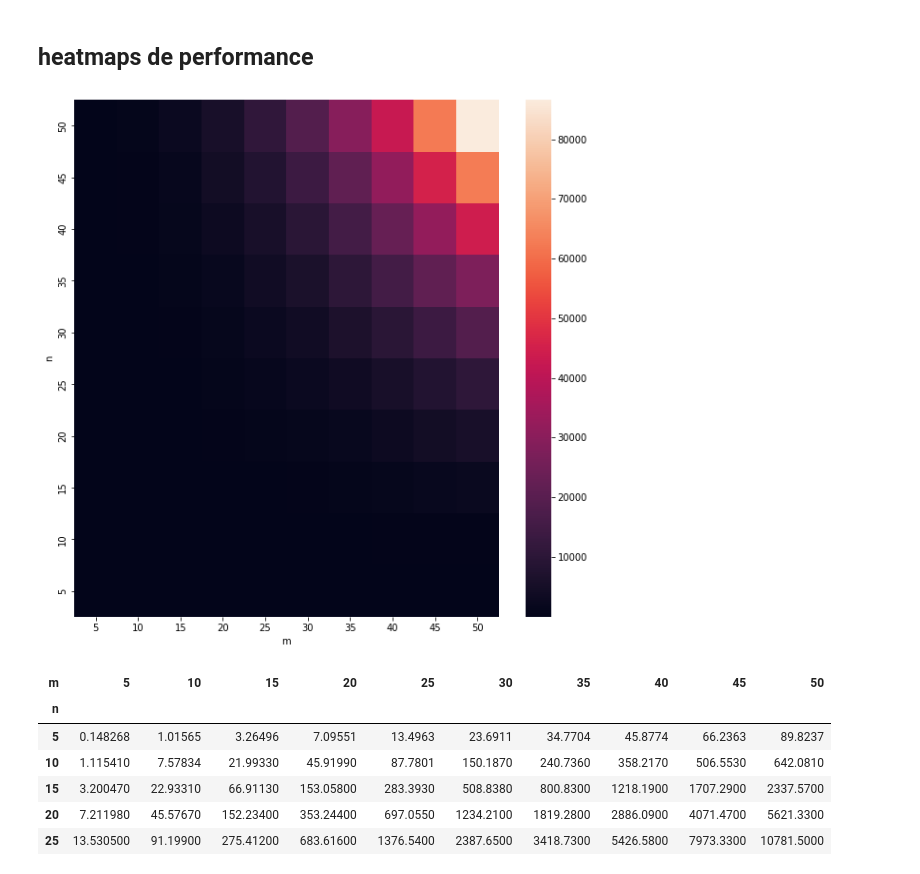
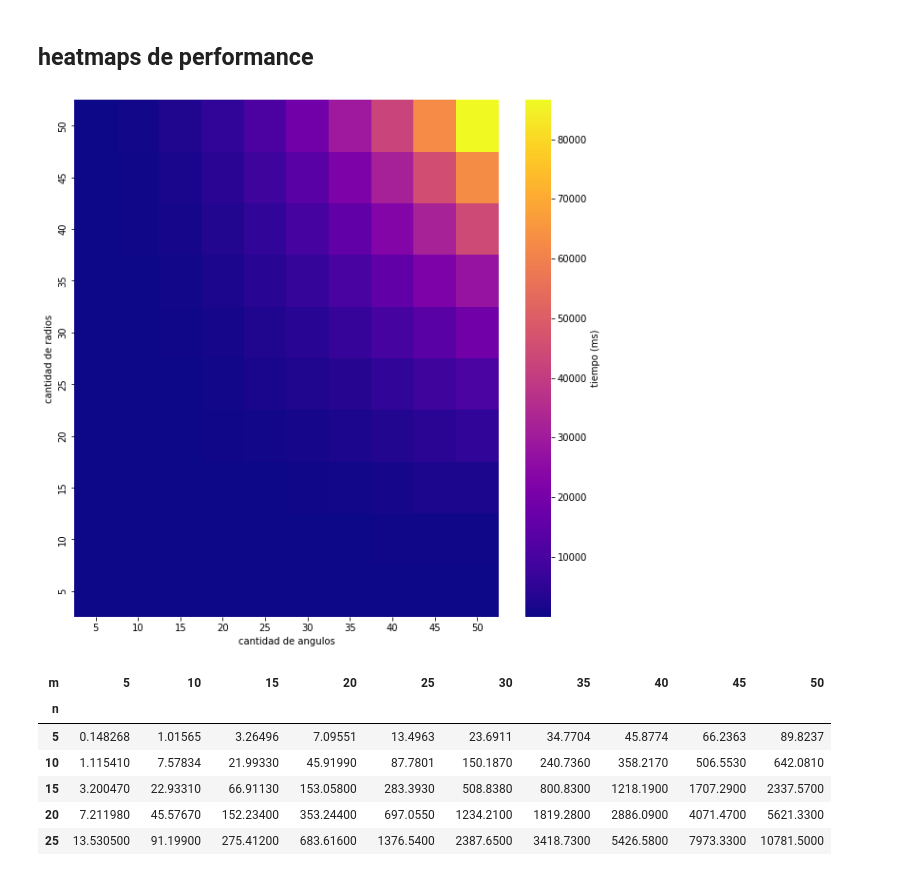
Before and after one commit to leon-suleyman/tp1-metodos, a Jupyter notebook: analisis.ipynb, the cells around one changed output. Drawn from its saved outputs; the diff is of its cells as text; code cells hidden in the pictures.

Commit message:
heatmap perf EG

```diff
--- a/analisis.ipynb
+++ b/analisis.ipynb
@@ -194,35 +194,37 @@ def getNFromInstance(row):
     look=row.entrada.split("X")[0]
     for char in look:
         if char.isnumeric():
             res = res+char
     return int(res)
 
 def getMFromInstance(row):
     res = ""
     look=row.entrada.split("X")[1]
     for char in look:
         if char.isnumeric():
             res = res+char
     return int(res)
 
 def toFloat(row):
     return float(row.tiempo)
 datosIdealEG = df_resultados_ideal_EG.copy()
 datosIdealEG["n"] = datosIdealEG.apply(lambda row: getNFromInstance(row), axis=1)
 datosIdealEG["m"] = datosIdealEG.apply(lambda row: getMFromInstance(row), axis=1)
 datosIdealEG["tiempo"]=datosIdealEG.apply(lambda row: toFloat(row), axis=1)
 heatmapData = datosIdealEG.pivot(columns="m", index="n", values="tiempo")
 heatmapData = heatmapData.sort_index(axis=0)
 heatmapData = heatmapData.sort_index(axis=1)
 
 sns.color_palette("cubehelix")
 fig, axs = plt.subplots(1,1, figsize=(10, 10))
 
 
-grafico=sns.heatmap(heatmapData, ax=axs, fmt="f")
+grafico=sns.heatmap(heatmapData, ax=axs, fmt="d", cmap="plasma", cbar_kws={'label': 'tiempo (ms)'})
 grafico.invert_yaxis()
+grafico.set(xlabel="cantidad de angulos", ylabel="cantidad de radios")
+grafico.figure.savefig("heatmapPerformanceIdealEG")
 # %% [output]
-[figure, old version]
+[figure, new version]
 # %%
 heatmapData
 # %% [output]
```
Also changed, not shown: 1 other file.
